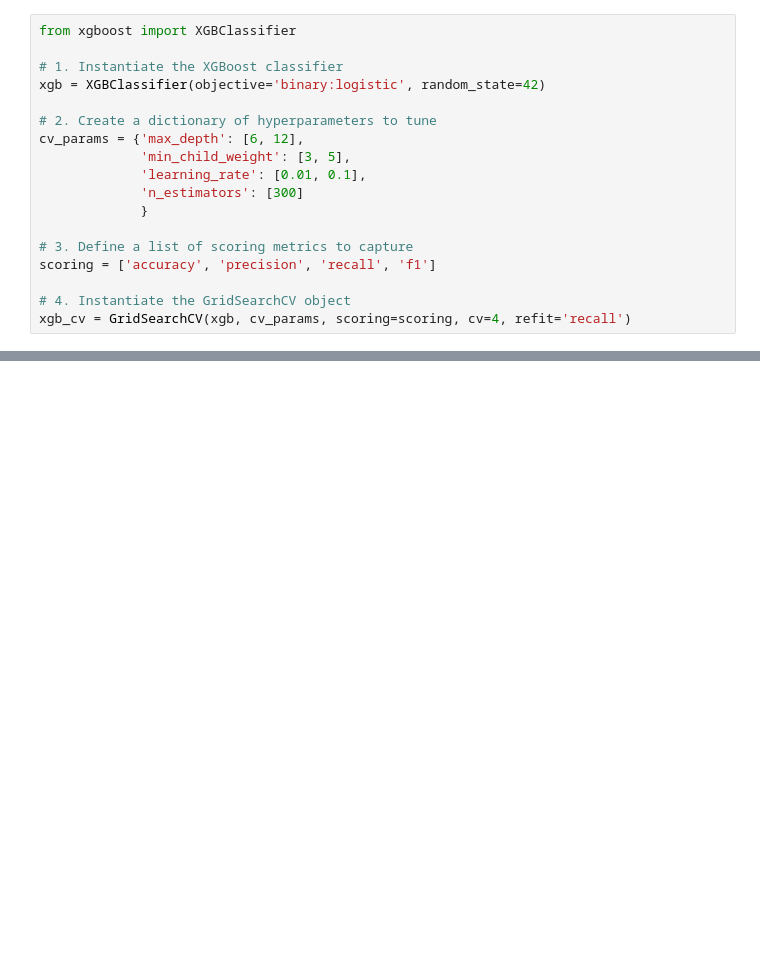
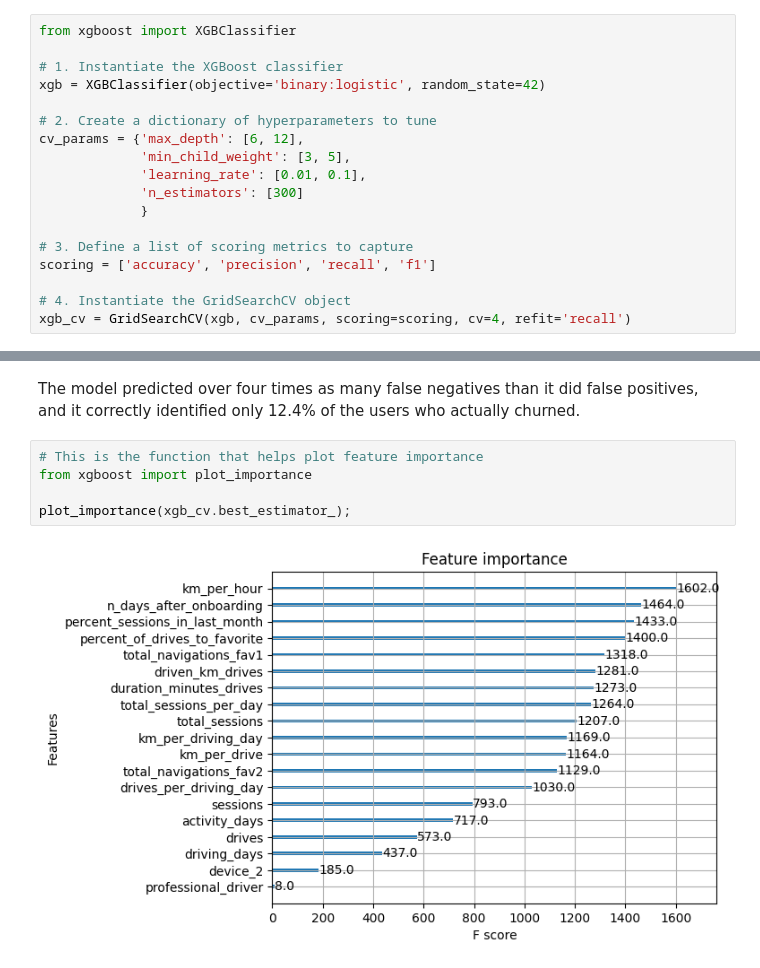
Before and after one commit to MaxBiber/Waze, a Jupyter notebook: waze_notebook.ipynb, the cells around one changed output, grey strips where cells are left out. Cells and saved outputs as stored; diff of their text form; blank space fills up the shorter version.

```diff
--- a/waze_notebook.ipynb
+++ b/waze_notebook.ipynb
@@ -1435,0 +1541,9 @@ results
+# %% [markdown]
+The model predicted over four times as many false negatives than it did false positives, and it correctly identified only 12.4% of the users who actually churned.
+# %%
+# This is the function that helps plot feature importance
+from xgboost import plot_importance
+
+plot_importance(xgb_cv.best_estimator_);
+# %% [output]
+[figure, added]
```
Also changed, not shown: parts of 46 cells of this notebook, 1 other file.
